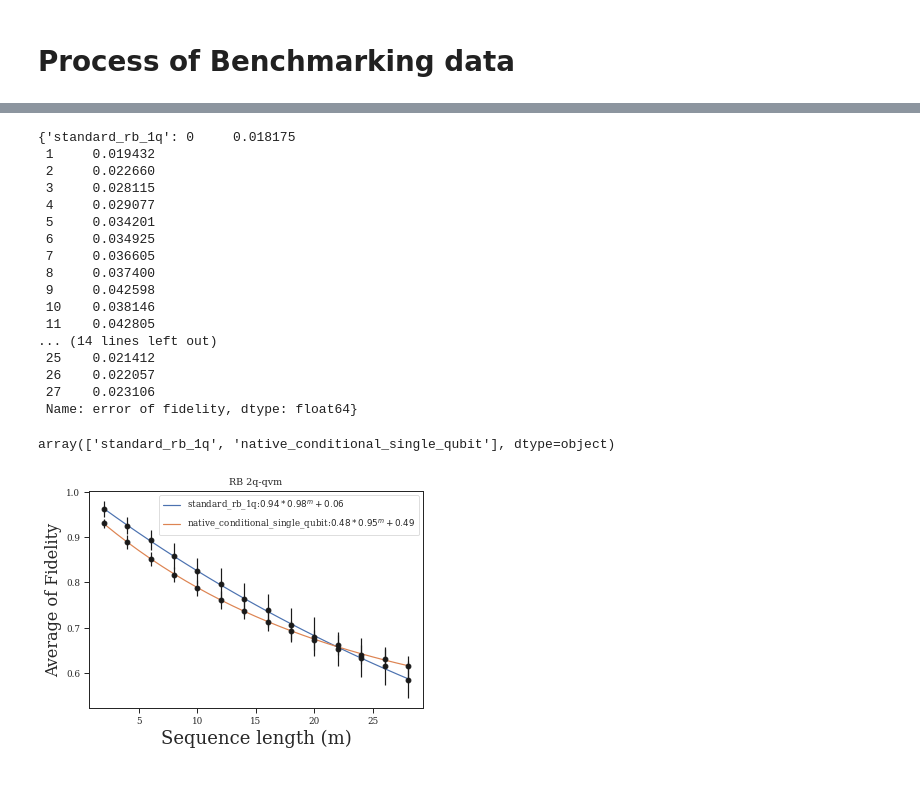
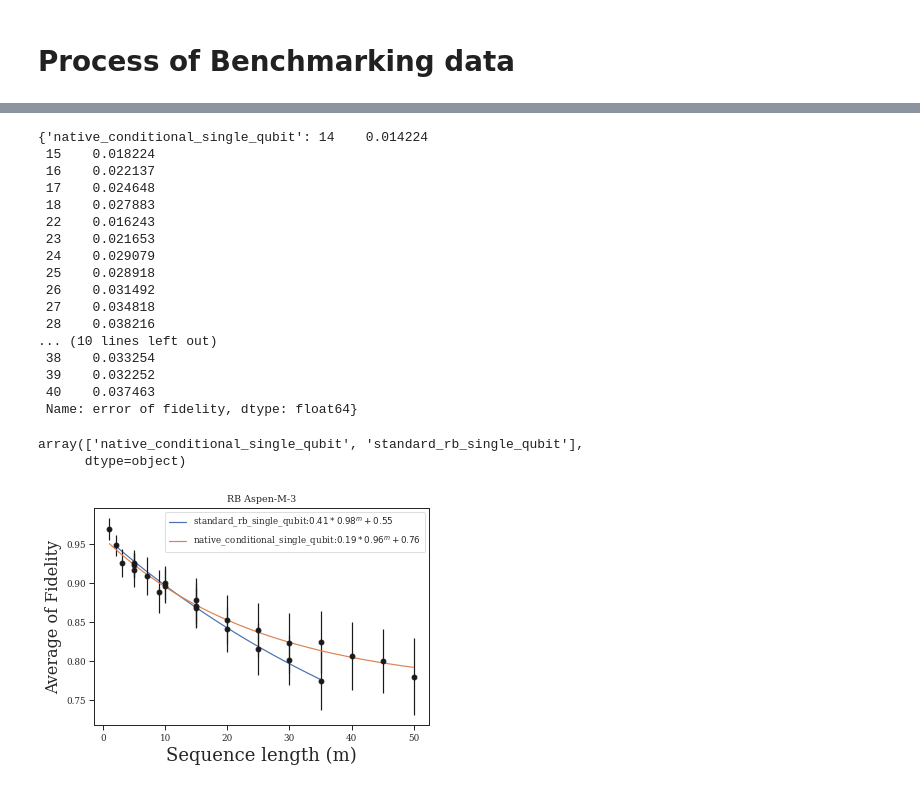
Before and after one commit to mmehrani/Randomized_Benchmarking_protocol, a Jupyter notebook: data_post_processing.ipynb, the cells around one changed output, grey strips where cells are left out. Saved outputs shown, nothing was run; the diff lists cells and outputs as text; code cells hidden in the pictures.

Commit message:
standard_version added successfullu

```diff
--- a/data_post_processing.ipynb
+++ b/data_post_processing.ipynb
@@ -16,9 +38,12 @@ sns.set_theme(context='paper', font= 'Serif', style = 'ticks')
 target_qubits = [0]
 n_qubits = len(target_qubits)
 
+k_m = 200 #number of sequences
+n_m = 500 #number of shots
+
 # epsilon = 0.01
-machine_title = '2q-qvm'
-# machine_title = 'Aspen-M-3'
+# machine_title = '2q-qvm'
+machine_title = 'Aspen-M-3'
 # noise_model = 'depolarising_noise'
 noisy_machine = machine_title
 
@@ -42,6 +67,11 @@ def capture_bench_dataframe(path):
 def filter_large_errors(dataframe):
     return dataframe[dataframe['error of fidelity'] <= 0.05]
 
+def filter_seqs_shots_num(dataframe, sequences_num, shots_num):
+    df = dataframe[dataframe['number of shots'] == shots_num]
+    df = dataframe[dataframe['number of sequences'] == sequences_num]
+    return df
+
 def capture_bench_arrays(dataframe, version_name):
     dataframe = dataframe[ dataframe['protocol name'] == version_name ]
     ordered_layers = dataframe['circuit depth']
@@ -52,6 +82,7 @@ def capture_bench_arrays(dataframe, version_name):
 df = capture_bench_dataframe(path)
 # %%
 df = filter_large_errors(df)
+df = filter_seqs_shots_num(df, sequences_num=k_m, shots_num=n_m)
 # %%
 bench_versions = df['protocol name'].unique()
 for version in bench_versions:
@@ -89,46 +120,47 @@ df
 # %%
 err_fdlty_dict
 # %% [output]
-{'standard_rb_1q': 0     0.018175
- 1     0.019432
- 2     0.022660
- 3     0.028115
- 4     0.029077
- 5     0.034201
- 6     0.034925
- 7     0.036605
- 8     0.037400
- 9     0.042598
- 10    0.038146
- 11    0.042805
-... (14 lines left out)
- 25    0.021412
- 26    0.022057
- 27    0.023106
+{'native_conditional_single_qubit': 14    0.014224
+ 15    0.018224
+ 16    0.022137
+ 17    0.024648
+ 18    0.027883
+ 22    0.016243
+ 23    0.021653
+ 24    0.029079
+ 25    0.028918
+ 26    0.031492
+ 27    0.034818
+ 28    0.038216
+... (10 lines left out)
+ 38    0.033254
+ 39    0.032252
+ 40    0.037463
  Name: error of fidelity, dtype: float64}
 # %%
 bench_versions
 # %% [output]
-array(['standard_rb_1q', 'native_conditional_single_qubit'], dtype=object)
+array(['native_conditional_single_qubit', 'standard_rb_single_qubit'],
+      dtype=object)
 # %%
 fig = plt.figure()
 ax = fig.add_subplot()
 
 
-for version in ['standard_rb_1q', 'native_conditional_single_qubit']:
+for version in ['standard_rb_single_qubit', 'native_conditional_single_qubit']:
 # for version in ['native_conditional_conditional_two_qubits']:
 # for version in ['native_conditional_single_qubit']:
 #     plot_bench_arrays(ax, version, epsilon)
     plot_decay(ordered_layers_dict[version][:], avg_fdlty_dict[version][:],
                err_fdlty_dict[version][:], label = version, axes = ax)
 
 # plt.loglog()
 ax.set_xlabel('Sequence length (m)', fontsize=18)
 ax.set_ylabel('Average of Fidelity', fontsize=16)
 ax.set_title(r'RB {}'.format(noisy_machine))
 
 plt.legend()
 
 fig.savefig(os.path.join(path, 'RB_{}.png'.format(target_qubits)))
 # %% [output]
-[figure, old version]
+[figure, new version]
```
Also changed, not shown: parts of 3 cells of this notebook, 2 other files.
